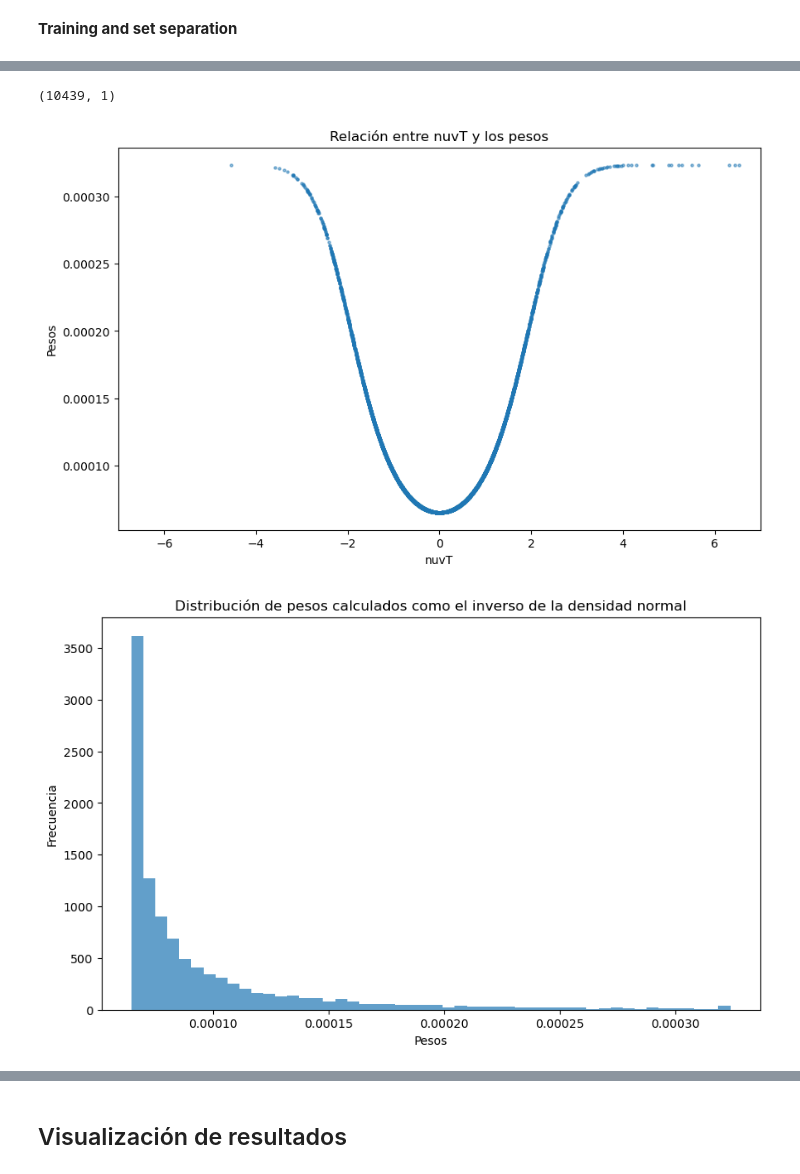
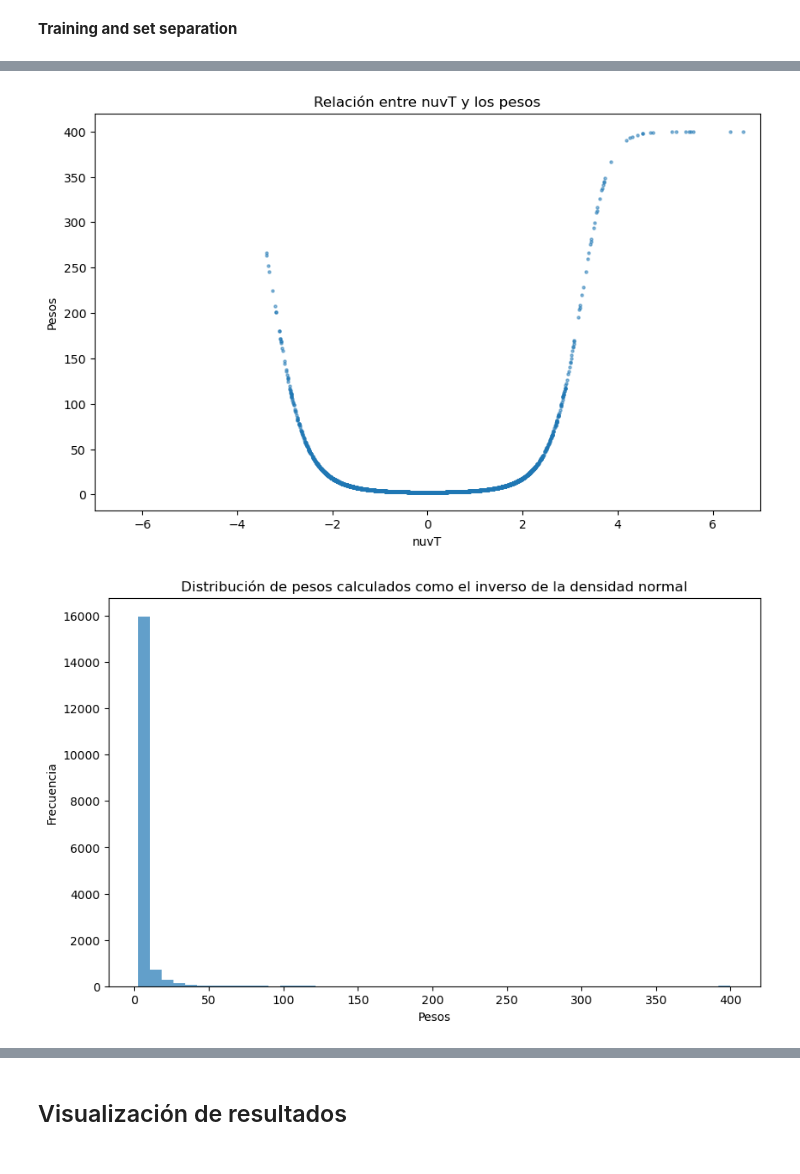
Before and after one commit to CIEMAT-Neutrino/AI_nuvT, a Jupyter notebook: 5_Regression_time_NN.ipynb, the cells around one changed output, grey strips where cells are left out. Saved outputs shown, nothing was run; the diff lists cells and outputs as text; code cells hidden in the pictures.

```diff
--- a/5_Regression_time_NN.ipynb
+++ b/5_Regression_time_NN.ipynb
@@ -9,9 +9,12 @@ image = np.load("/data/vidales/images/image_realistic_4comp_bunch_centered_v2701
 # %% [markdown]
 **hit_nuvT variable loading**
 # %%
-table = pq.read_table('/home/vidales/AI_nuvT/saved_archives/ophit_variables_bunch_centered_v2701.parquet')
+table = pq.read_table('/home/vidales/AI_nuvT/nuvT_c_bunch.parquet')
 nuvT_c= ak.from_iter(table.column('nuvT_c_bunch').to_pylist())
 del table
+# %%
+nuvT_c = np.array(nuvT_c).flatten()
+nuvT_c = nuvT_c.reshape(-1, 1)
 # %%
 nuvT_c_np = ak.to_numpy(nuvT_c)
 
@@ -102,10 +105,6 @@ x_test dim.: (2609, 59, 70, 16)
 # %%
 y_train, y_test = nuvT_c_scaled[:-test_size], nuvT_c_scaled[-test_size:]
 #y_train, y_test = nuvT_c_np[:-test_size], nuvT_c_np[-test_size:]
-# %%
-print(y_train.shape)
-# %% [output]
-(10439, 1)
 # %%
 import numpy as np
 import matplotlib.pyplot as plt
@@ -114,34 +113,34 @@ import matplotlib.pyplot as plt
 def compute_controlled_weights(y_values):
     # Calcular la densidad normal en cada valor
     pdf = (1 / np.sqrt(2 * np.pi)) * np.exp(-0.5 * y_values**2)
 
     # Invertir la densidad de forma moderada
-    weights = 1 / (pdf + 1e-1)  # Añadir un pequeño valor para evitar división por 0
+    weights = 1 / (pdf +2.5e-3)  # Añadir un pequeño valor para evitar división por 0
 
     # Normalizamos los pesos para que su suma sea 1
-    weights /= np.sum(weights)
+    #weights /= np.sum(weights)
 
     return weights
 
 # Calcular los pesos
 y_weights = compute_controlled_weights(y_train)
 
 # Graficar la relación entre los valores originales y sus pesos
 plt.figure(figsize=(10, 6))
 plt.scatter(y_train, y_weights, alpha=0.5, s=5)
 plt.title("Relación entre nuvT y los pesos")
 plt.xlabel("nuvT")
 plt.ylabel("Pesos")
 plt.xlim(-7,7)
 plt.show()
 
 # Graficar los pesos
 plt.figure(figsize=(10, 6))
 plt.hist(y_weights, bins=50, alpha=0.7)
 plt.title("Distribución de pesos calculados como el inverso de la densidad normal")
 plt.xlabel("Pesos")
 plt.ylabel("Frecuencia")
 plt.show()
 # %% [output]
-[figure, old version]
+[figure, new version]
-[figure, old version]
+[figure, new version]
```
Also changed, not shown: parts of 10 cells of this notebook, 9 other files.
